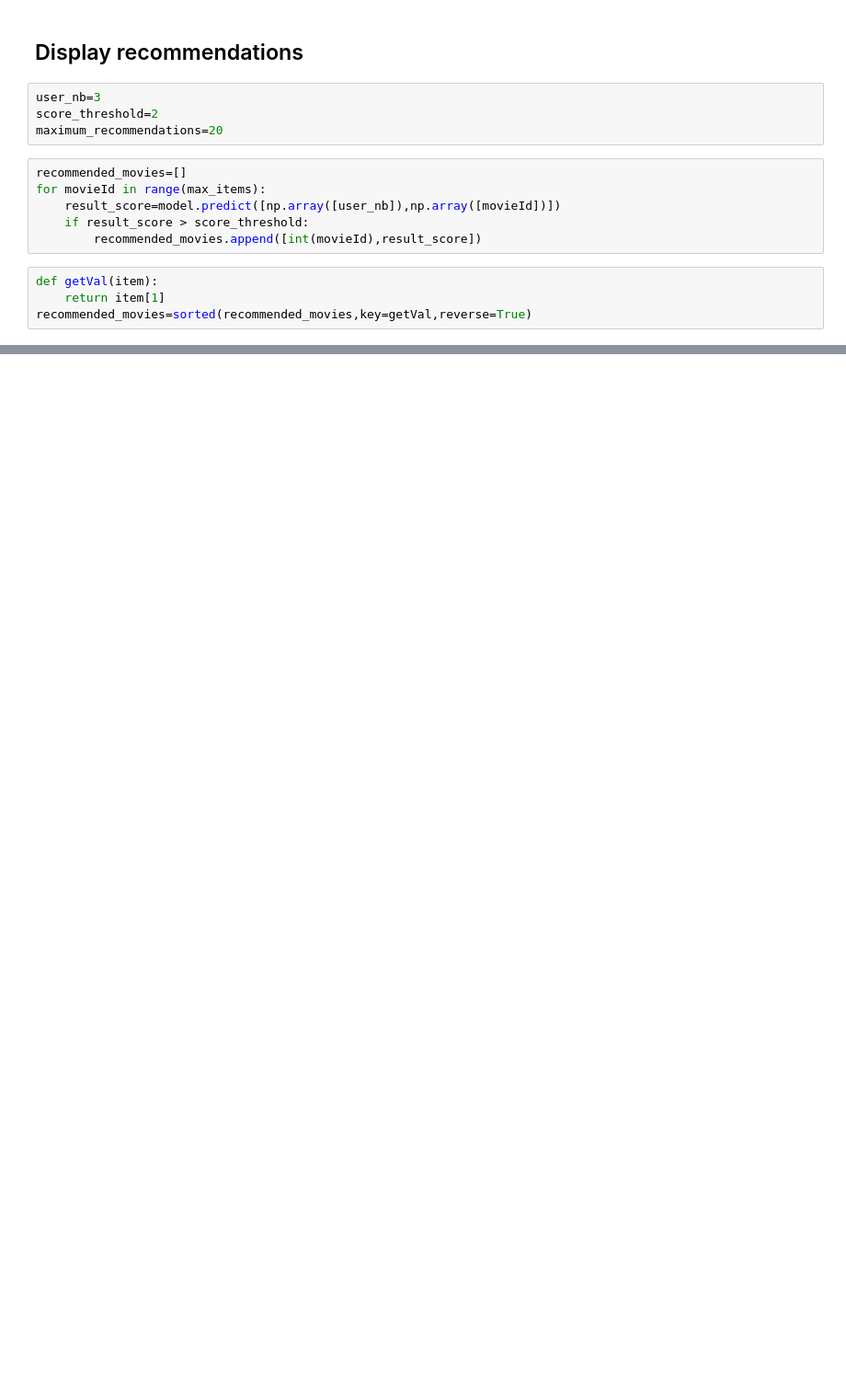
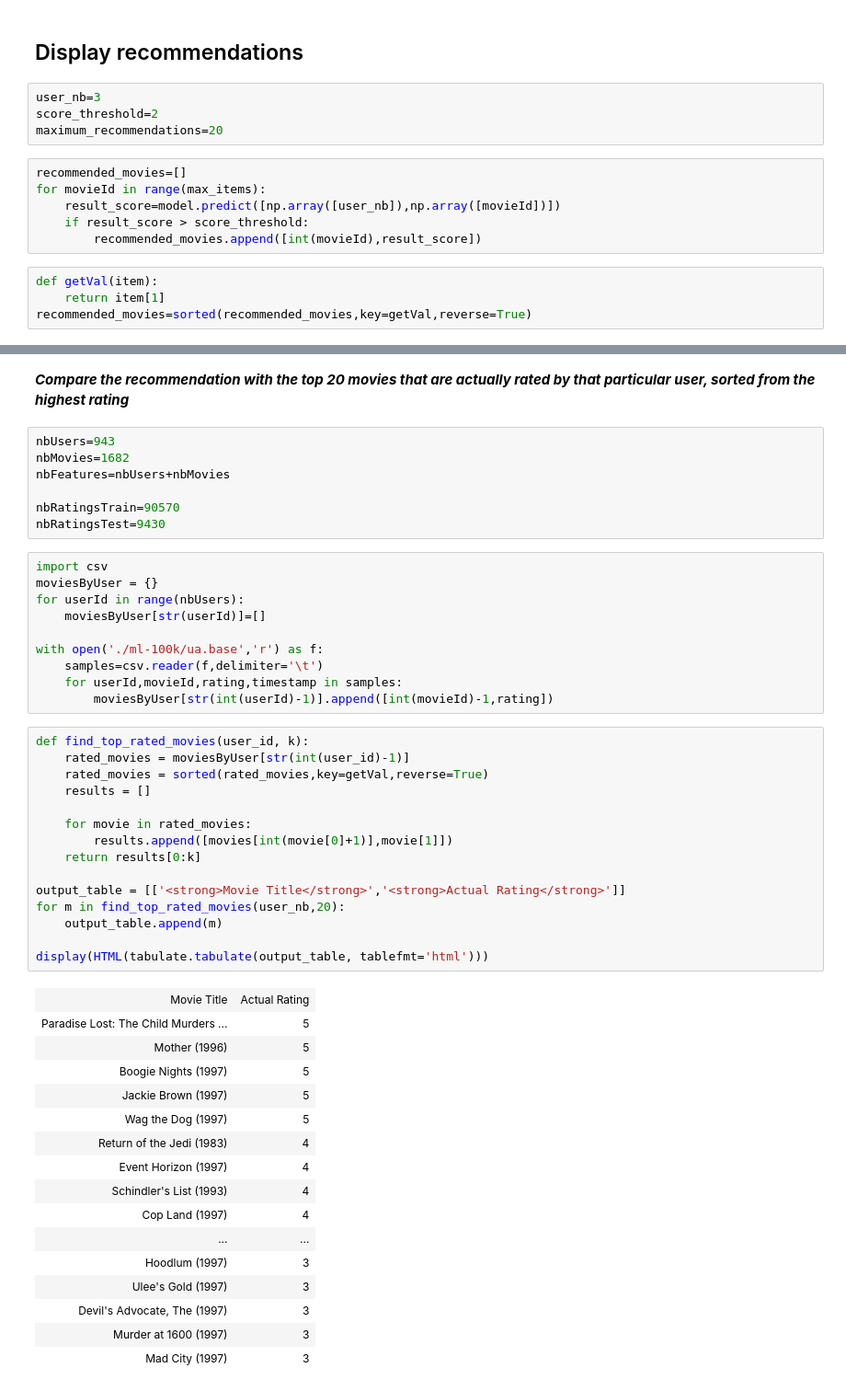
Before and after one commit to pedrojpaez/personalize_workshop, a Jupyter notebook: recommender_mxnet_keras_script.ipynb, the cells around one changed output, grey strips where cells are left out. Shown at 92% size. Saved outputs shown, nothing was run; the diff lists cells and outputs as text; blank space fills up the shorter version.

```diff
--- a/recommender_mxnet_keras_script.ipynb
+++ b/recommender_mxnet_keras_script.ipynb
@@ -304,0 +508,51 @@ display(HTML(tabulate.tabulate(output_table, tablefmt='html')))
+# %% [markdown]
+***Compare the recommendation with the top 20 movies that are actually rated by that particular user, sorted from the highest rating***
+# %%
+nbUsers=943
+nbMovies=1682
+nbFeatures=nbUsers+nbMovies
+
+nbRatingsTrain=90570
+nbRatingsTest=9430
+# %%
+import csv
+moviesByUser = {}
+for userId in range(nbUsers):
+    moviesByUser[str(userId)]=[]
+
+with open('./ml-100k/ua.base','r') as f:
+    samples=csv.reader(f,delimiter='\t')
+    for userId,movieId,rating,timestamp in samples:
+        moviesByUser[str(int(userId)-1)].append([int(movieId)-1,rating])
+# %%
+def find_top_rated_movies(user_id, k):
+    rated_movies = moviesByUser[str(int(user_id)-1)]
+    rated_movies = sorted(rated_movies,key=getVal,reverse=True)
+    results = []
+
+    for movie in rated_movies:
+        results.append([movies[int(movie[0]+1)],movie[1]])
+    return results[0:k]
+
+output_table = [['<strong>Movie Title</strong>','<strong>Actual Rating</strong>']]
+for m in find_top_rated_movies(user_nb,20):
+    output_table.append(m)
+
+display(HTML(tabulate.tabulate(output_table, tablefmt='html')))
+# %% [output]
+| Movie Title | Actual Rating |
+| Paradise Lost: The Child Murders ... | 5 |
+| Mother (1996) | 5 |
+| Boogie Nights (1997) | 5 |
+| Jackie Brown (1997) | 5 |
+| Wag the Dog (1997) | 5 |
+| Return of the Jedi (1983) | 4 |
+| Event Horizon (1997) | 4 |
+| Schindler's List (1993) | 4 |
+| Cop Land (1997) | 4 |
+| ... | ... |
+| Hoodlum (1997) | 3 |
+| Ulee's Gold (1997) | 3 |
+| Devil's Advocate, The (1997) | 3 |
+| Murder at 1600 (1997) | 3 |
+| Mad City (1997) | 3 |
```
Also changed, not shown: parts of 22 cells of this notebook, 14 other files.
